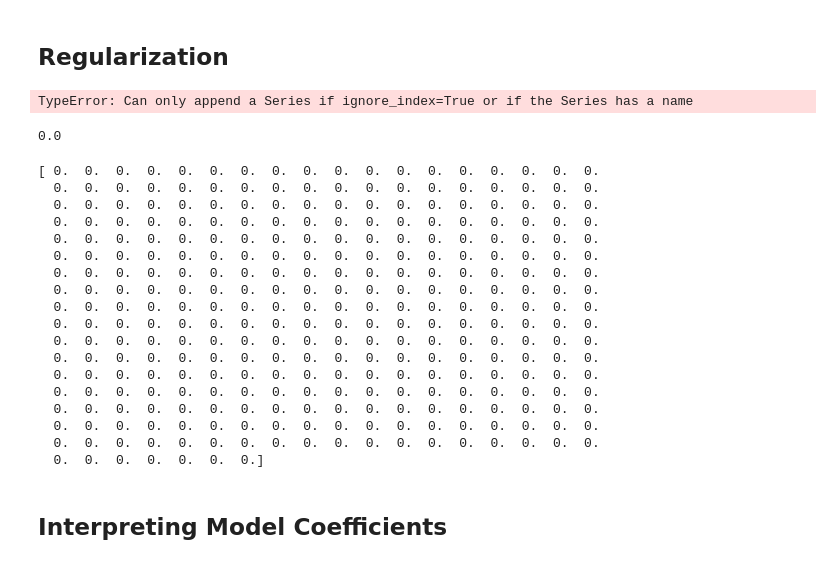
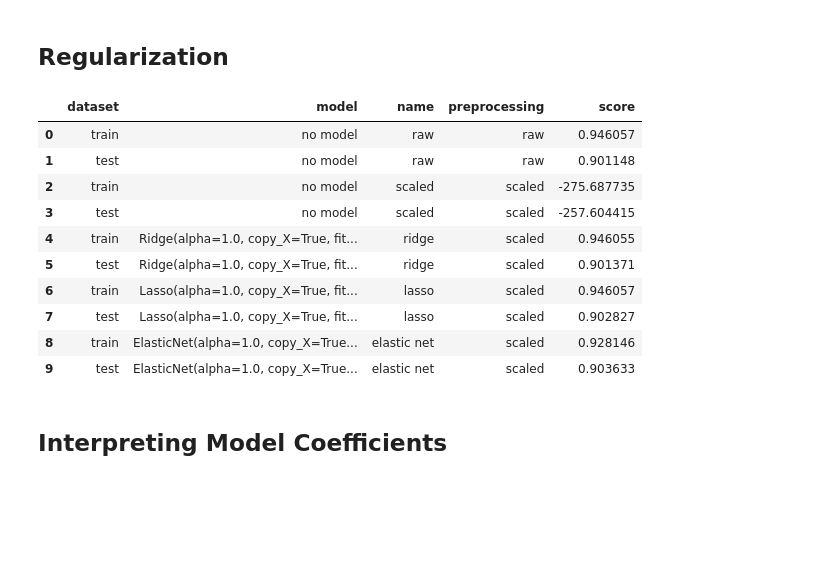
Before and after one commit to jamesdrabinsky/ames_housing_prices, a Jupyter notebook: 01-EDA.ipynb, the cells around one changed output. Cells and saved outputs as stored; diff of their text form; code cells hidden in the pictures; blank space fills up the shorter version.

```diff
--- a/01-EDA.ipynb
+++ b/01-EDA.ipynb
@@ -479,4 +401,0 @@ train['PoolQC_Fa'] = 0
-# %%
-train['PoolQC_Gd'] = 0
-# %%
-train['MiscFeature_TenC'] = 0
@@ -494,7 +407,7 @@ len(list(set(test.columns).difference(train.columns)))
 ## Set Up X and Y
 # %%
 y = train['SalePrice']
-X = train[[col for col in train.columns if col != target]]
+X = train[[col for col in train.columns if col != 'SalePrice']]
 # %%
 y.head()
 # %% [output]
@@ -607,43 +606,31 @@ results.append({'name': 'lasso',
                 'score': test_lasso_score})
 
 results.append({'name': 'elastic net',
-                'model': scaled_enet,
+                'model': enet,
                 'dataset': 'train',
                 'preprocessing': 'scaled',
                 'score': train_enet_score})
 
 results.append({'name': 'elastic net',
-                'model': scaled_enet,
+                'model': enet,
                 'dataset': 'test',
                 'preprocessing': 'scaled',
                 'score': test_enet_score})
-# %% [output]
-TypeError: Can only append a Series if ignore_index=True or if the Series has a name
-# %%
-print(lr.intercept_)
-# %% [output]
-0.0
-# %%
-print(lr.coef_)
-# %% [output]
-[ 0.  0.  0.  0.  0.  0.  0.  0.  0.  0.  0.  0.  0.  0.  0.  0.  0.  0.
-  0.  0.  0.  0.  0.  0.  0.  0.  0.  0.  0.  0.  0.  0.  0.  0.  0.  0.
-  0.  0.  0.  0.  0.  0.  0.  0.  0.  0.  0.  0.  0.  0.  0.  0.  0.  0.
-  0.  0.  0.  0.  0.  0.  0.  0.  0.  0.  0.  0.  0.  0.  0.  0.  0.  0.
-  0.  0.  0.  0.  0.  0.  0.  0.  0.  0.  0.  0.  0.  0.  0.  0.  0.  0.
-  0.  0.  0.  0.  0.  0.  0.  0.  0.  0.  0.  0.  0.  0.  0.  0.  0.  0.
-  0.  0.  0.  0.  0.  0.  0.  0.  0.  0.  0.  0.  0.  0.  0.  0.  0.  0.
-  0.  0.  0.  0.  0.  0.  0.  0.  0.  0.  0.  0.  0.  0.  0.  0.  0.  0.
-  0.  0.  0.  0.  0.  0.  0.  0.  0.  0.  0.  0.  0.  0.  0.  0.  0.  0.
-  0.  0.  0.  0.  0.  0.  0.  0.  0.  0.  0.  0.  0.  0.  0.  0.  0.  0.
-  0.  0.  0.  0.  0.  0.  0.  0.  0.  0.  0.  0.  0.  0.  0.  0.  0.  0.
-  0.  0.  0.  0.  0.  0.  0.  0.  0.  0.  0.  0.  0.  0.  0.  0.  0.  0.
-  0.  0.  0.  0.  0.  0.  0.  0.  0.  0.  0.  0.  0.  0.  0.  0.  0.  0.
-  0.  0.  0.  0.  0.  0.  0.  0.  0.  0.  0.  0.  0.  0.  0.  0.  0.  0.
-  0.  0.  0.  0.  0.  0.  0.  0.  0.  0.  0.  0.  0.  0.  0.  0.  0.  0.
-  0.  0.  0.  0.  0.  0.  0.  0.  0.  0.  0.  0.  0.  0.  0.  0.  0.  0.
-  0.  0.  0.  0.  0.  0.  0.  0.  0.  0.  0.  0.  0.  0.  0.  0.  0.  0.
-  0.  0.  0.  0.  0.  0.  0.]
+# %%
+results_df = pd.DataFrame(results)
+results_df
+# %% [output]
+|  | dataset | model | name | preprocessing | score |
+| 0 | train | no model | raw | raw | 0.946057 |
+| 1 | test | no model | raw | raw | 0.901148 |
+| 2 | train | no model | scaled | scaled | -275.687735 |
+| 3 | test | no model | scaled | scaled | -257.604415 |
+| 4 | train | Ridge(alpha=1.0, copy_X=True, fit... | ridge | scaled | 0.946055 |
+| 5 | test | Ridge(alpha=1.0, copy_X=True, fit... | ridge | scaled | 0.901371 |
+| 6 | train | Lasso(alpha=1.0, copy_X=True, fit... | lasso | scaled | 0.946057 |
+| 7 | test | Lasso(alpha=1.0, copy_X=True, fit... | lasso | scaled | 0.902827 |
+| 8 | train | ElasticNet(alpha=1.0, copy_X=True... | elastic net | scaled | 0.928146 |
+| 9 | test | ElasticNet(alpha=1.0, copy_X=True... | elastic net | scaled | 0.903633 |
 # %% [markdown]
 ## Interpreting Model Coefficients
 # %%
```
Also changed, not shown: parts of 183 cells of this notebook, 4 other files.
